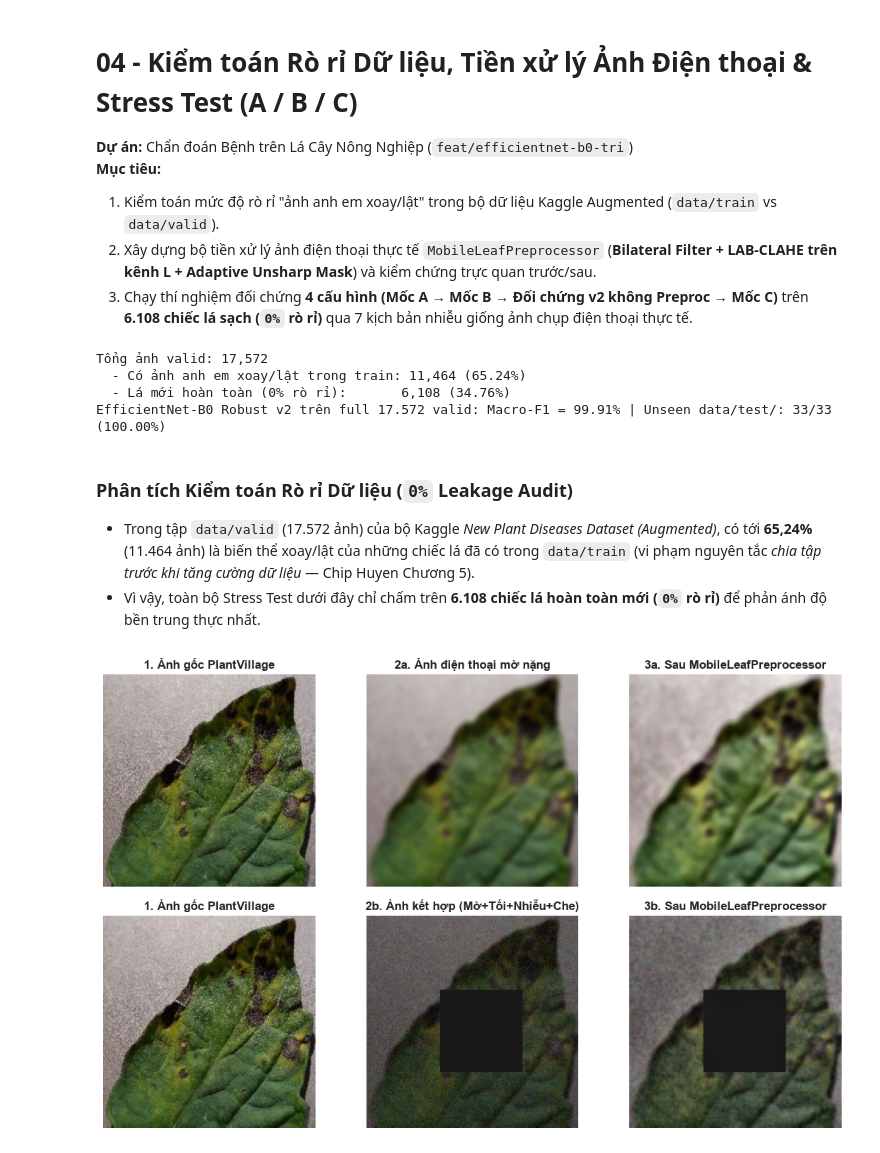
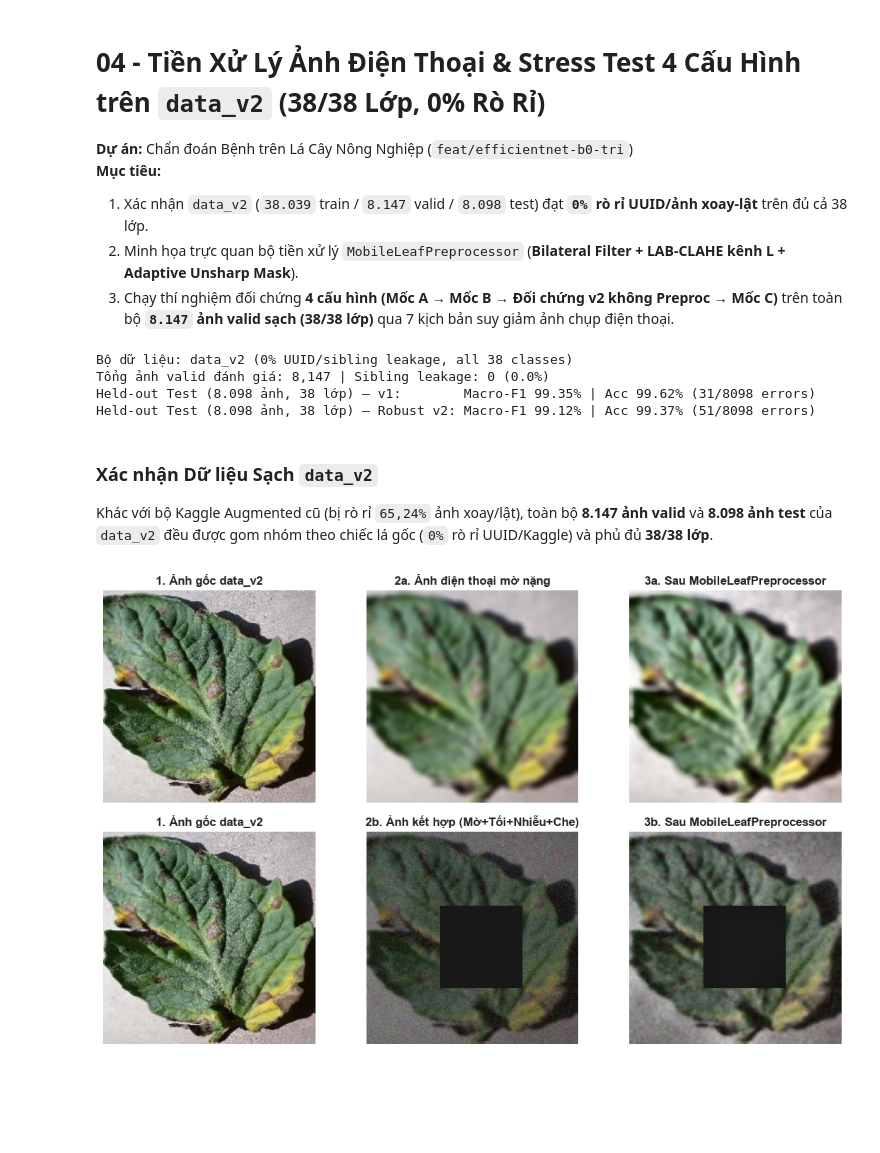
Before and after one commit to Longcodepro/plant-disease-ml, a Jupyter notebook: notebooks/04_mobile_preprocessing_and_stress_test_tri.ipynb, the cells around one changed output. Saved outputs shown, nothing was run; the diff lists cells and outputs as text; code cells hidden in the pictures; blank space fills up the shorter version.

Commit message:
feat(data_v2): retrain EfficientNet-B0 v1 & Robust v2 on leak-free data_v2 + add Postman suite

```diff
--- a/notebooks/04_mobile_preprocessing_and_stress_test_tri.ipynb
+++ b/notebooks/04_mobile_preprocessing_and_stress_test_tri.ipynb
@@ -1,11 +1,11 @@
 # %% [markdown]
-# 04 - Kiểm toán Rò rỉ Dữ liệu, Tiền xử lý Ảnh Điện thoại & Stress Test (A / B / C)
+# 04 - Tiền Xử Lý Ảnh Điện Thoại & Stress Test 4 Cấu Hình trên `data_v2` (38/38 Lớp, 0% Rò Rỉ)
 
 **Dự án:** Chẩn đoán Bệnh trên Lá Cây Nông Nghiệp (`feat/efficientnet-b0-tri`)
 **Mục tiêu:**
-1. Kiểm toán mức độ rò rỉ "ảnh anh em xoay/lật" trong bộ dữ liệu Kaggle Augmented (`data/train` vs `data/valid`).
-2. Xây dựng bộ tiền xử lý ảnh điện thoại thực tế `MobileLeafPreprocessor` (**Bilateral Filter + LAB-CLAHE trên kênh L + Adaptive Unsharp Mask**) và kiểm chứng trực quan trước/sau.
-3. Chạy thí nghiệm đối chứng **4 cấu hình (Mốc A → Mốc B → Đối chứng v2 không Preproc → Mốc C)** trên **6.108 chiếc lá sạch (`0%` rò rỉ)** qua 7 kịch bản nhiễu giống ảnh chụp điện thoại thực tế.
+1. Xác nhận `data_v2` (`38.039` train / `8.147` valid / `8.098` test) đạt **`0%` rò rỉ UUID/ảnh xoay-lật** trên đủ cả 38 lớp.
+2. Minh họa trực quan bộ tiền xử lý `MobileLeafPreprocessor` (**Bilateral Filter + LAB-CLAHE kênh L + Adaptive Unsharp Mask**).
+3. Chạy thí nghiệm đối chứng **4 cấu hình (Mốc A → Mốc B → Đối chứng v2 không Preproc → Mốc C)** trên toàn bộ **`8.147` ảnh valid sạch (38/38 lớp)** qua 7 kịch bản suy giảm ảnh chụp điện thoại.
 # %%
 import json
 from pathlib import Path
@@ -27,48 +27,47 @@ sns.set_theme(style="whitegrid")
 data = json.loads(Path("stress_test_comparison_tri.json").read_text(encoding="utf-8"))
 v2_meta = json.loads(Path("efficientnet_b0_robust_tri_results.json").read_text(encoding="utf-8"))
 
-print(f"Tổng ảnh valid: {data['unseen_valid_count'] + data['sibling_valid_count']:,}")
-print(f"  - Có ảnh anh em xoay/lật trong train: {data['sibling_valid_count']:,} ({data['sibling_leakage_pct']}%)")
-print(f"  - Lá mới hoàn toàn (0% rò rỉ):       {data['unseen_valid_count']:,} ({100 - data['sibling_leakage_pct']:.2f}%)")
-print(f"EfficientNet-B0 Robust v2 trên full 17.572 valid: Macro-F1 = {v2_meta['final_metrics_with_preproc']['macro_f1']*100:.2f}% | Unseen data/test/: {data['v2_unseen_test_33']}")
+print(f"Bộ dữ liệu: {data['dataset']}")
+print(f"Tổng ảnh valid đánh giá: {data['unseen_valid_count']:,} | Sibling leakage: {data['sibling_valid_count']} ({data['sibling_leakage_pct']}%)")
+print(f"Held-out Test (8.098 ảnh, 38 lớp) — v1:        {data['v1_heldout_test_8098']}")
+print(f"Held-out Test (8.098 ảnh, 38 lớp) — Robust v2: {data['v2_heldout_test_8098']}")
 # %% [output]
-Tổng ảnh valid: 17,572
-  - Có ảnh anh em xoay/lật trong train: 11,464 (65.24%)
-  - Lá mới hoàn toàn (0% rò rỉ):       6,108 (34.76%)
-EfficientNet-B0 Robust v2 trên full 17.572 valid: Macro-F1 = 99.91% | Unseen data/test/: 33/33 (100.00%)
+Bộ dữ liệu: data_v2 (0% UUID/sibling leakage, all 38 classes)
+Tổng ảnh valid đánh giá: 8,147 | Sibling leakage: 0 (0.0%)
+Held-out Test (8.098 ảnh, 38 lớp) — v1:        Macro-F1 99.35% | Acc 99.62% (31/8098 errors)
+Held-out Test (8.098 ảnh, 38 lớp) — Robust v2: Macro-F1 99.12% | Acc 99.37% (51/8098 errors)
-# %% [markdown]
-### Phân tích Kiểm toán Rò rỉ Dữ liệu (`0%` Leakage Audit)
-- Trong tập `data/valid` (17.572 ảnh) của bộ Kaggle *New Plant Diseases Dataset (Augmented)*, có tới **65,24%** (11.464 ảnh) là biến thể xoay/lật của những chiếc lá đã có trong `data/train` (vi phạm nguyên tắc *chia tập trước khi tăng cường dữ liệu* — Chip Huyen Chương 5).
-- Vì vậy, toàn bộ Stress Test dưới đây chỉ chấm trên **6.108 chiếc lá hoàn toàn mới (`0%` rò rỉ)** để phản ánh độ bền trung thực nhất.
+# %% [markdown]
+### Xác nhận Dữ liệu Sạch `data_v2`
+Khác với bộ Kaggle Augmented cũ (bị rò rỉ `65,24%` ảnh xoay/lật), toàn bộ **8.147 ảnh valid** và **8.098 ảnh test** của `data_v2` đều được gom nhóm theo chiếc lá gốc (`0%` rò rỉ UUID/Kaggle) và phủ đủ **38/38 lớp**.
 # %%
 sample = sorted((Path("../data/valid") / "Tomato___Early_blight").glob("*.JPG"))[0]
 orig = Image.open(sample).convert("RGB").resize((224, 224))
 blur_img = transforms.GaussianBlur(kernel_size=9, sigma=3.0)(orig)
 mobile_img = DeterministicOcclusionPIL(0.15)(
     DeterministicGaussianNoisePIL(12.0)(
         DeterministicLightingShiftPIL(0.60, 0.75)(
             transforms.GaussianBlur(kernel_size=5, sigma=1.5)(orig)
         )
     )
 )
 pre = MobileLeafPreprocessor()
 restored_blur = pre(blur_img)
 restored_mobile = pre(mobile_img)
 
 fig, axes = plt.subplots(2, 3, figsize=(11.5, 7.0))
 items = [
-    (orig, "1. Ảnh gốc PlantVillage"),
+    (orig, "1. Ảnh gốc data_v2"),
     (blur_img, "2a. Ảnh điện thoại mờ nặng"),
     (restored_blur, "3a. Sau MobileLeafPreprocessor"),
-    (orig, "1. Ảnh gốc PlantVillage"),
+    (orig, "1. Ảnh gốc data_v2"),
     (mobile_img, "2b. Ảnh kết hợp (Mờ+Tối+Nhiễu+Che)"),
     (restored_mobile, "3b. Sau MobileLeafPreprocessor"),
 ]
 for ax, (im, title) in zip(axes.flat, items):
     ax.imshow(im)
     ax.set_title(title, fontweight="bold")
     ax.axis("off")
 plt.tight_layout()
 plt.show()
 # %% [output]
-[figure, old version]
+[figure, new version]
```
Also changed, not shown: parts of 5 cells of this notebook, 18 other files.
